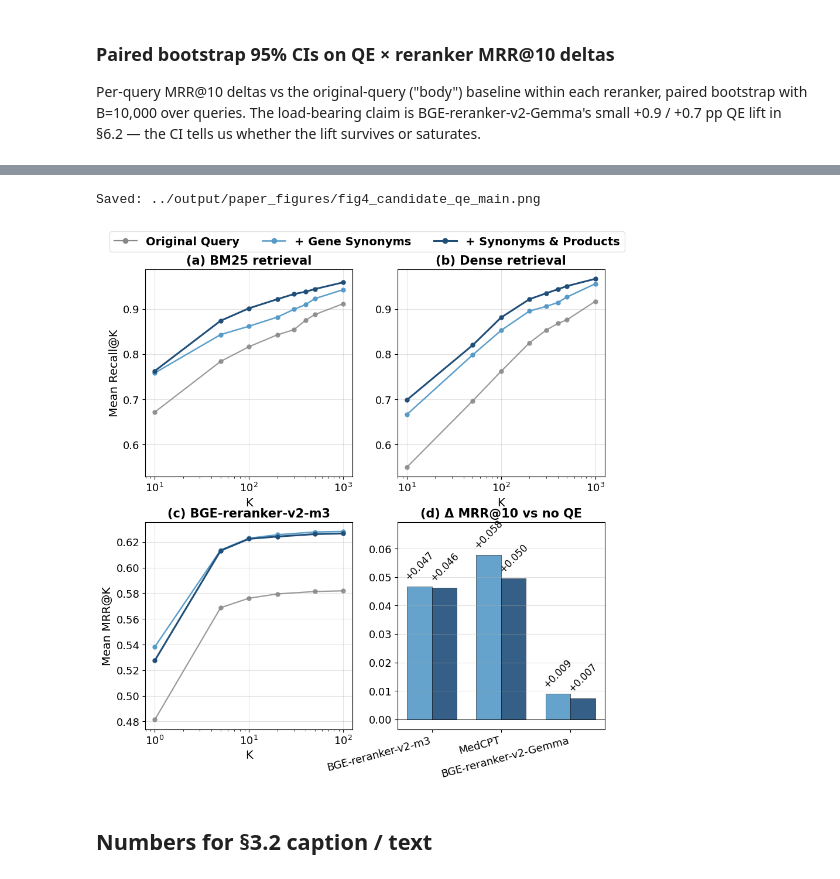
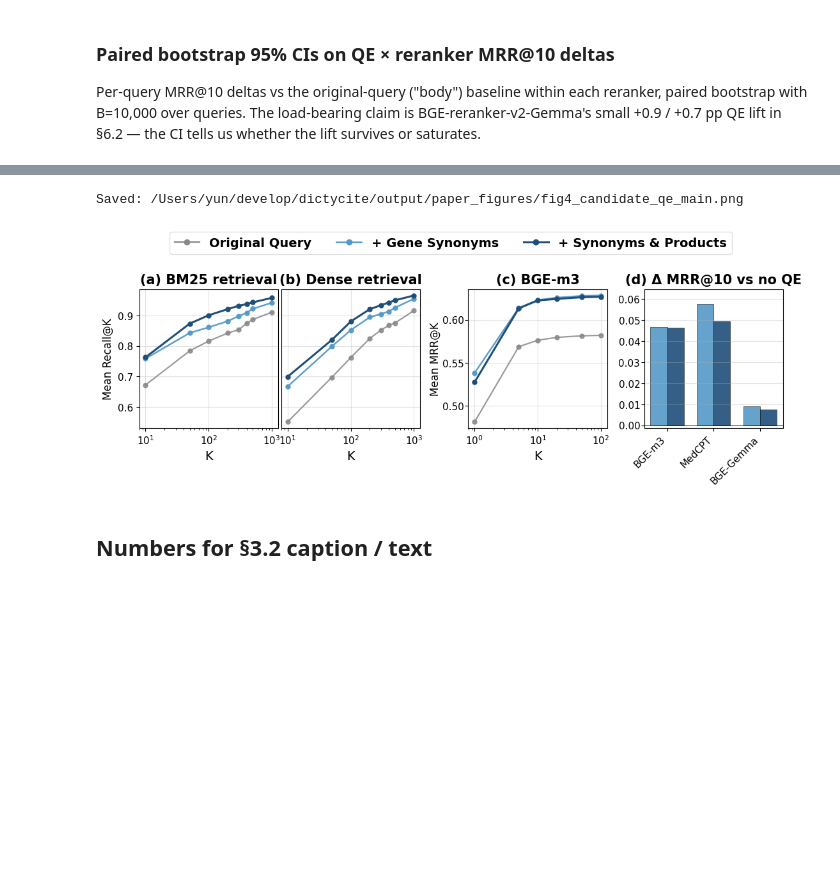
Before and after one commit to fulaibaowang/dictycite, a Jupyter notebook: notebooks/query_expansion_sweeping.ipynb, the cells around one changed output, grey strips where cells are left out. Cells and saved outputs as stored; diff of their text form; code cells hidden in the pictures; blank space fills up the shorter version.

Commit message:
notebooks, latex, figures

```diff
--- a/notebooks/query_expansion_sweeping.ipynb
+++ b/notebooks/query_expansion_sweeping.ipynb
@@ -712,19 +717,21 @@ n_q = len(fig2_gold)
 # Fig 4 typography — slightly enlarged for print / slides
 _FIG4_FS_TITLE = 15
 _FIG4_FS_LABEL = 14
-_FIG4_FS_TICK = 13
+_FIG4_FS_YLABEL = 12
+_FIG4_FS_TICK = 11
 _FIG4_FS_LEGEND = 14
-_FIG4_FS_D_BAR = 12  # Δ MRR labels on bars in panel (d)
 
-fig, axes = plt.subplots(
-    2,
-    2,
-    figsize=(10.8, 10.2),
-    # Tight grid: small w/h space; tight_layout pad/h_pad/w_pad shrink outer + inter-panel gaps.
-    gridspec_kw={"wspace": 0.06, "hspace": 0.22},
+fig = plt.figure(figsize=(13.0, 4.0))
+# Equal-width panels; spacer cols absorb y tick labels between (b,c) and (c,d).
+gs = GridSpec(
+    1, 6, figure=fig,
+    width_ratios=[1.0, 1.0, 0.30, 1.0, 0.22, 1.0],
+    wspace=0.03,
 )
-ax_a, ax_b = axes[0, 0], axes[0, 1]
-ax_c, ax_d = axes[1, 0], axes[1, 1]
+ax_a = fig.add_subplot(gs[0])
+ax_b = fig.add_subplot(gs[1], sharey=ax_a)
+ax_c = fig.add_subplot(gs[3])
+ax_d = fig.add_subplot(gs[5])
 
 
 # Panel (a): BM25 Recall@K
@@ -737,9 +744,10 @@ for qf in ["body", "synonyms", "long"]:
 ax_a.set_title("(a) BM25 retrieval", fontsize=_FIG4_FS_TITLE, fontweight="bold")
 ax_a.set_xscale("log")
 ax_a.set_xlabel("K", fontsize=_FIG4_FS_LABEL)
-ax_a.set_ylabel("Mean Recall@K", fontsize=_FIG4_FS_LABEL)
+ax_a.set_ylabel("Mean Recall@K", fontsize=_FIG4_FS_YLABEL)
 ax_a.grid(True, axis="y", alpha=0.35)
 ax_a.grid(True, axis="x", alpha=0.35)
+ax_b.tick_params(axis="y", left=False, labelleft=False)
 
 
 # Panel (b): Dense Recall@K
@@ -761,7 +769,6 @@ _yb = ax_b.get_ylim()
 _recall_ymin = min(_ya[0], _yb[0])
 _recall_ymax = max(_ya[1], _yb[1])
 ax_a.set_ylim(_recall_ymin, _recall_ymax)
-ax_b.set_ylim(_recall_ymin, _recall_ymax)
 
 
 # Panel (c): BGE-reranker-v2-m3 MRR@K under each QE variant. The retrieval-fusion
@@ -777,7 +784,10 @@ for qf in ["body", "synonyms", "long"]:
 ax_c.set_title("(c) BGE-m3", fontsize=_FIG4_FS_TITLE, fontweight="bold")
 ax_c.set_xscale("log")
 ax_c.set_xlabel("K", fontsize=_FIG4_FS_LABEL)
-ax_c.set_ylabel("Mean MRR@K", fontsize=_FIG4_FS_LABEL)
+ax_c.set_ylabel("Mean MRR@K", fontsize=_FIG4_FS_YLABEL, labelpad=2)
+ax_c.yaxis.set_major_locator(MaxNLocator(nbins=4))
+ax_c.yaxis.set_major_formatter(FormatStrFormatter("%.2f"))
+ax_c.tick_params(axis="y", pad=1)
 ax_c.grid(True, axis="y", alpha=0.35)
 ax_c.grid(True, axis="x", alpha=0.35)
 
@@ -814,23 +824,11 @@ for i, qf in enumerate(inset_qf_pair):
         color=QE_STYLE[qf]["color"], alpha=0.9, edgecolor="black", linewidth=0.4,
         label=QE_STYLE[qf]["label"],
     )
-    for bar, delta in zip(bars, deltas):
-        if np.isnan(delta):
-            continue
-        h = bar.get_height()
-        ax_d.text(
-            bar.get_x() + bar.get_width() / 2,
-            h + (0.0015 if h >= 0 else -0.0015),
-            f"{delta:+.3f}",
-            ha="center",
-            va="bottom" if h >= 0 else "top",
-            fontsize=_FIG4_FS_D_BAR,
-            rotation=45,
-        )
 
 ax_d.axhline(0, color="black", linewidth=0.6)
 ax_d.set_xticks(xpos)
-ax_d.set_xticklabels(inset_reranker_order, rotation=15, ha="right", fontsize=_FIG4_FS_TICK)
+ax_d.set_xticklabels(inset_reranker_order, rotation=45, ha="right", fontsize=_FIG4_FS_TICK - 1)
+ax_d.tick_params(axis="y", pad=1)
 ax_d.set_ylabel("")
 ax_d.set_title("(d) Δ MRR@10 vs no QE", fontsize=_FIG4_FS_TITLE, fontweight="bold")
 ax_d.grid(True, axis="y", alpha=0.35)
@@ -838,43 +836,42 @@ ax_d.grid(True, axis="y", alpha=0.35)
 if all_deltas:
     y_max = max(all_deltas)
     y_min = min(0.0, min(all_deltas))
-    pad = (y_max - y_min) * 0.20 if y_max > y_min else 0.01
-    ax_d.set_ylim(y_min - pad * 0.3, y_max + pad)
+    pad = (y_max - y_min) * 0.12 if y_max > y_min else 0.01
+    ax_d.set_ylim(y_min - pad * 0.2, y_max + pad)
 
 
 # Shared legend (above panels)
 legend_handles = []
 for qf in ["body", "synonyms", "long"]:
     s = QE_STYLE[qf]
     legend_handles.append(Line2D([0], [0], color=s["color"], marker="o",
                                  linewidth=s["lw"], label=s["label"]))
 for _ax in (ax_a, ax_b, ax_c, ax_d):
     _ax.tick_params(axis="both", which="major", labelsize=_FIG4_FS_TICK)
+for _ax in (ax_a, ax_b, ax_c, ax_d):
     _ax.set_box_aspect(1)
 
 fig.tight_layout(
-    rect=(0.1, 0.1, 0.99, 0.92),
-    pad=0.35,
-    h_pad=0.45,
-    w_pad=0.35,
+    rect=(0.02, 0.10, 0.99, 0.84),
+    pad=0.30,
 )
 fig.legend(
     handles=legend_handles,
     loc="lower center",
-    bbox_to_anchor=(0.5, 0.9),
+    bbox_to_anchor=(0.5, 0.88),
     ncol=3,
     prop={"size": _FIG4_FS_LEGEND, "weight": "bold"},
     frameon=True,
     edgecolor="0.85",
 )
 
 fig2_path = paper_figures_dir / "fig4_candidate_qe_main.png"
 fig.savefig(fig2_path, dpi=150, bbox_inches="tight")
 print("Saved:", fig2_path)
 plt.show()
 # %% [output]
-Saved: ../output/paper_figures/fig4_candidate_qe_main.png
+Saved: /Users/yun/develop/dictycite/output/paper_figures/fig4_candidate_qe_main.png
-[figure, old version]
+[figure, new version]
 # %% [markdown]
 ## Numbers for §3.2 caption / text
 # %%
```
Also changed, not shown: parts of 6 cells of this notebook, 14 other files.
